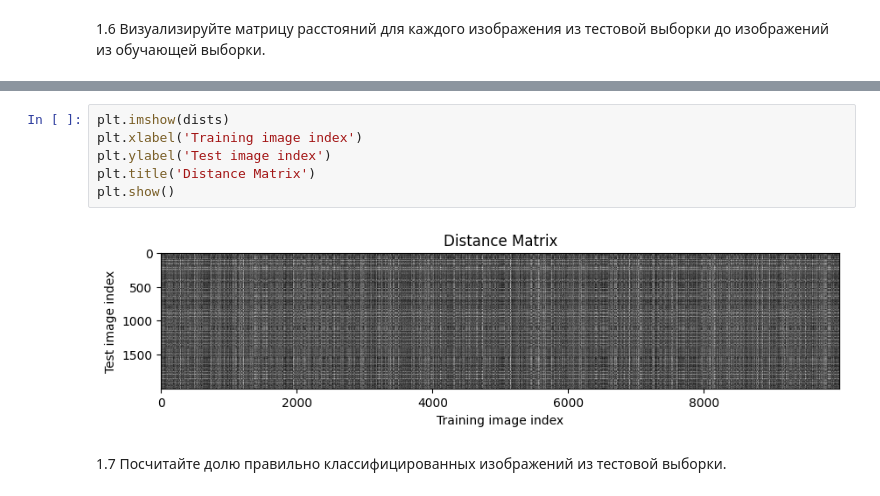
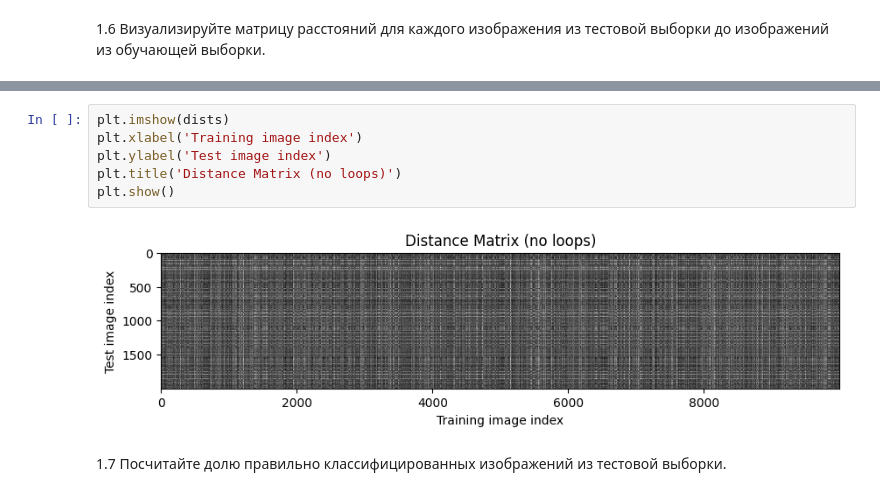
Before and after one commit to SystemSl/AIT, a Jupyter notebook: lab_1-2/assignment1.ipynb, the cells around one changed output, grey strips where cells are left out. Saved outputs shown, nothing was run; the diff lists cells and outputs as text.

```diff
--- a/lab_1-2/assignment1.ipynb
+++ b/lab_1-2/assignment1.ipynb
@@ -117,11 +135,11 @@ Classified images:  2000
 # %%
 plt.imshow(dists)
 plt.xlabel('Training image index')
 plt.ylabel('Test image index')
-plt.title('Distance Matrix')
+plt.title('Distance Matrix (no loops)')
 plt.show()
 # %% [output]
-[figure, old version]
+[figure, new version]
 # %% [markdown]
 
 1.7 Посчитайте долю правильно классифицированных изображений из тестовой выборки.
```
Also changed, not shown: parts of 10 cells of this notebook, 2 other files.
